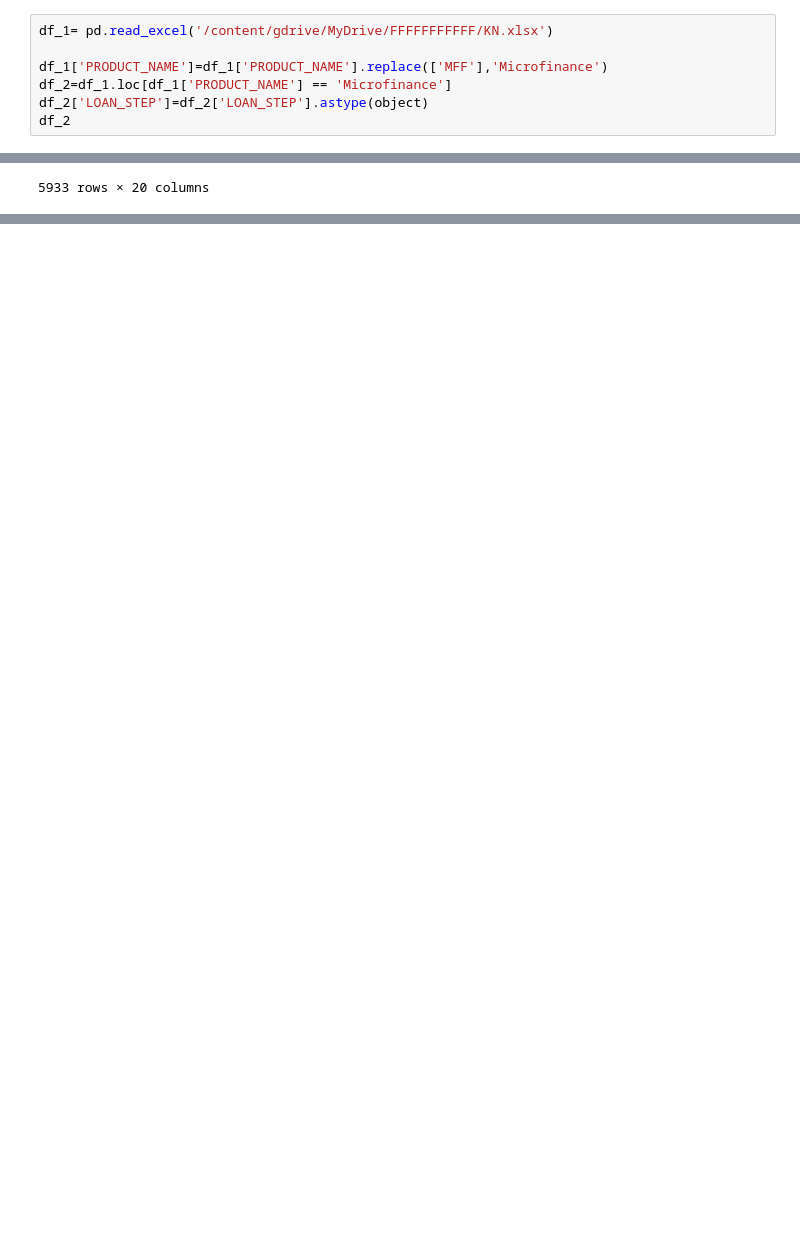
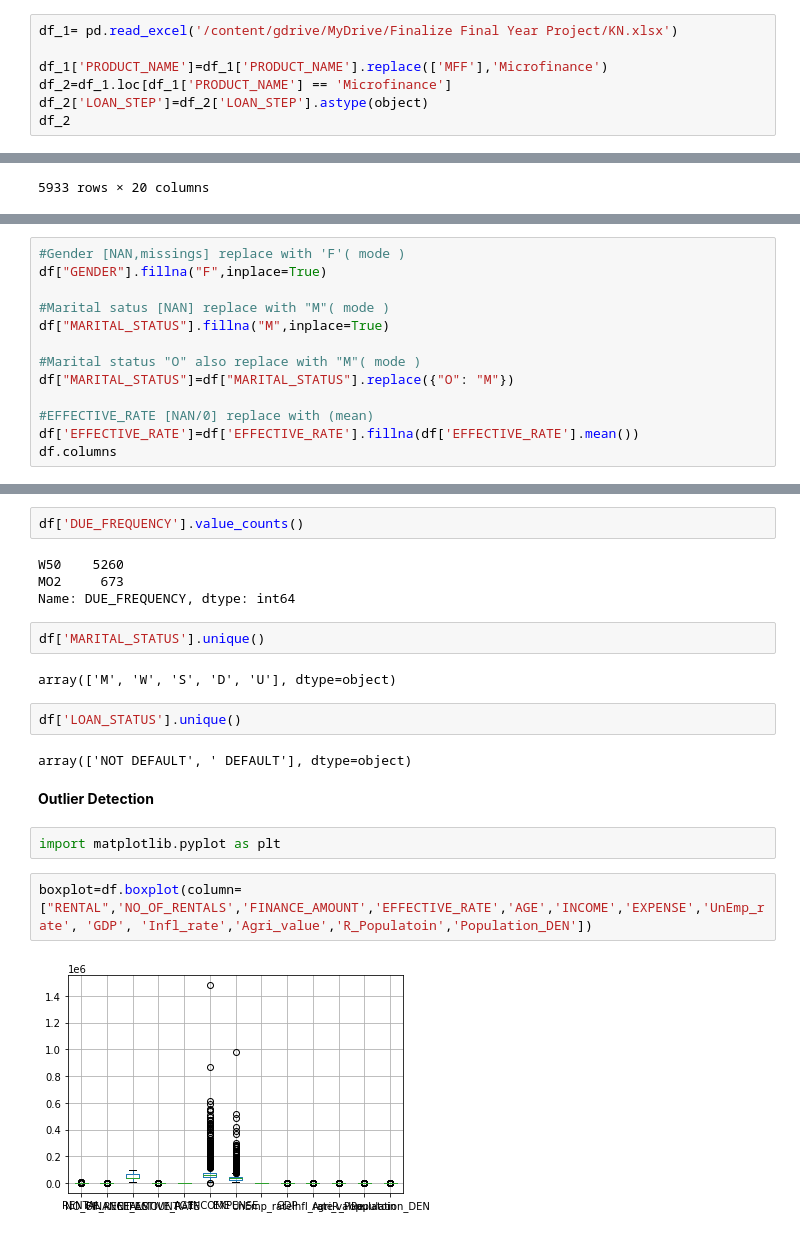
Before and after one commit to Navodya-Pramodi/ResearchProject_MF, a Jupyter notebook: ResearchProjectFinalYear.ipynb, the cells around one changed output, grey strips where cells are left out. Drawn from its saved outputs; the diff is of its cells as text; blank space fills up the shorter version.

Commit message:
Missing value imputation

```diff
--- a/ResearchProjectFinalYear.ipynb
+++ b/ResearchProjectFinalYear.ipynb
@@ -47,7 +47,7 @@ drive.mount('/content/gdrive')
 # %% [output]
 Mounted at /content/gdrive
 # %%
-df_1= pd.read_excel('/content/gdrive/MyDrive/FFFFFFFFFFF/KN.xlsx')
+df_1= pd.read_excel('/content/gdrive/MyDrive/Finalize Final Year Project/KN.xlsx')
 
 df_1['PRODUCT_NAME']=df_1['PRODUCT_NAME'].replace(['MFF'],'Microfinance')
 df_2=df_1.loc[df_1['PRODUCT_NAME'] == 'Microfinance']
@@ -132,0 +137,13 @@ df
+# %%
+#Gender [NAN,missings] replace with 'F'( mode )
+df["GENDER"].fillna("F",inplace=True)
+
+#Marital satus [NAN] replace with "M"( mode )
+df["MARITAL_STATUS"].fillna("M",inplace=True)
+
+#Marital status "O" also replace with "M"( mode )
+df["MARITAL_STATUS"]=df["MARITAL_STATUS"].replace({"O": "M"})
+
+#EFFECTIVE_RATE [NAN/0] replace with (mean)
+df['EFFECTIVE_RATE']=df['EFFECTIVE_RATE'].fillna(df['EFFECTIVE_RATE'].mean())
+df.columns
@@ -132,0 +157,22 @@ df
+# %%
+df['DUE_FREQUENCY'].value_counts()
+# %% [output]
+W50    5260
+MO2     673
+Name: DUE_FREQUENCY, dtype: int64
+# %%
+df['MARITAL_STATUS'].unique()
+# %% [output]
+array(['M', 'W', 'S', 'D', 'U'], dtype=object)
+# %%
+df['LOAN_STATUS'].unique()
+# %% [output]
+array(['NOT DEFAULT', ' DEFAULT'], dtype=object)
+# %% [markdown]
+**Outlier Detection**
+# %%
+import matplotlib.pyplot as plt
+# %%
+boxplot=df.boxplot(column=["RENTAL",'NO_OF_RENTALS','FINANCE_AMOUNT','EFFECTIVE_RATE','AGE','INCOME','EXPENSE','UnEmp_rate', 'GDP', 'Infl_rate','Agri_value','R_Populatoin','Population_DEN'])
+# %% [output]
+[figure, added]
```
Also changed, not shown: parts of 4 cells of this notebook.
